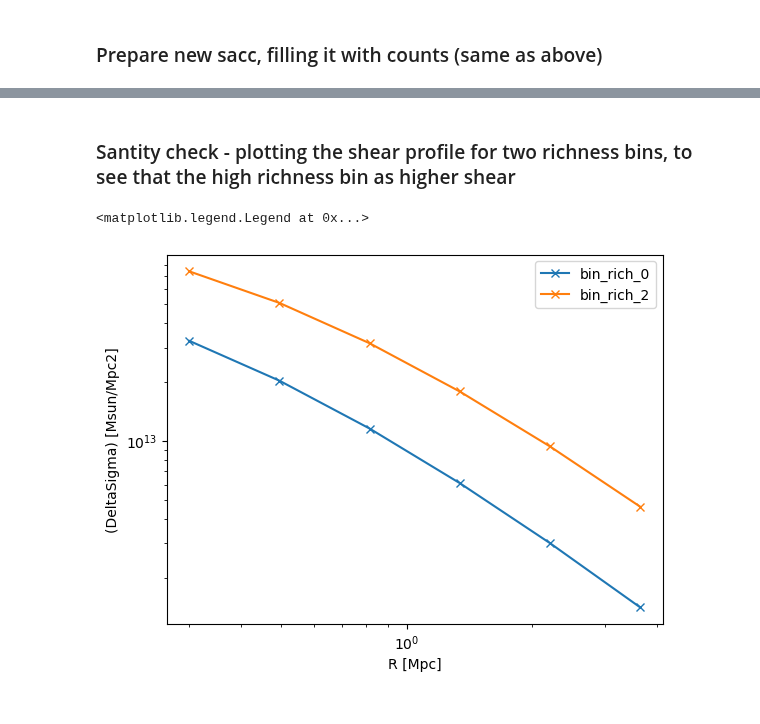
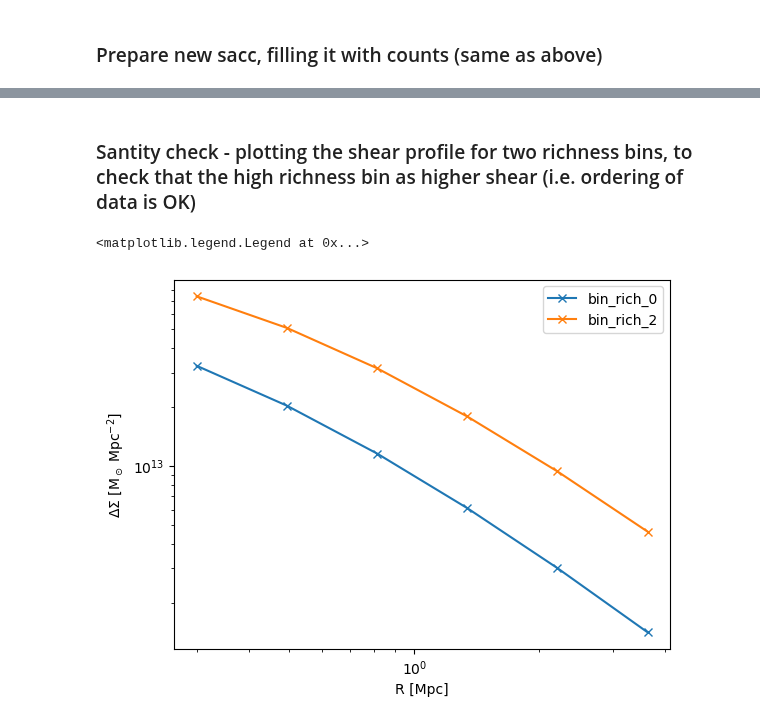
Before and after one commit to LSSTDESC/firecrown, a Jupyter notebook: examples/cluster_number_counts/demo_sacc_for_clusters.ipynb, the cells around one changed output, grey strips where cells are left out. Cells and saved outputs as stored; diff of their text form; code cells hidden in the pictures.

```diff
--- a/examples/cluster_number_counts/demo_sacc_for_clusters.ipynb
+++ b/examples/cluster_number_counts/demo_sacc_for_clusters.ipynb
@@ -375,5 +382,5 @@ s_count2.data
 # %% [markdown]
-### Santity check - plotting the shear profile for two richness bins, to see that the high richness bin as higher shear
+### Santity check - plotting the shear profile for two richness bins, to check that the high richness bin as higher shear (i.e. ordering of data is OK)
 # %%
 DS0 = [s_count2.get_data_points(data_type='cluster_shear', tracers=('NC_mock_redshift_richness', 'bin_z_1', 'bin_rich_0', f'bin_radius_{i}'))[0].value for i in np.arange(len(radius_edges)-1)]
 DS2 = [s_count2.get_data_points(data_type='cluster_shear', tracers=('NC_mock_redshift_richness', 'bin_z_1', 'bin_rich_2', f'bin_radius_{i}'))[0].value for i in np.arange(len(radius_edges)-1)]
@@ -381,9 +388,9 @@ r_arr = [s_count2.get_tracer(f'bin_radius_{i}').r_center for i in np.arange(len(
 # %%
 plt.loglog(r_arr, DS0, label='bin_rich_0', marker='x')
 plt.loglog(r_arr, DS2, label='bin_rich_2', marker='x')
 plt.xlabel('R [Mpc]')
-plt.ylabel('(DeltaSigma) [Msun/Mpc2]')
+plt.ylabel('$\Delta\Sigma$ [M$_\odot \;$Mpc$^{-2}$]')
 plt.legend()
 # %% [output]
 <matplotlib.legend.Legend at 0x...>
-[figure, old version]
+[figure, new version]
```
Also changed, not shown: parts of 13 cells of this notebook.
